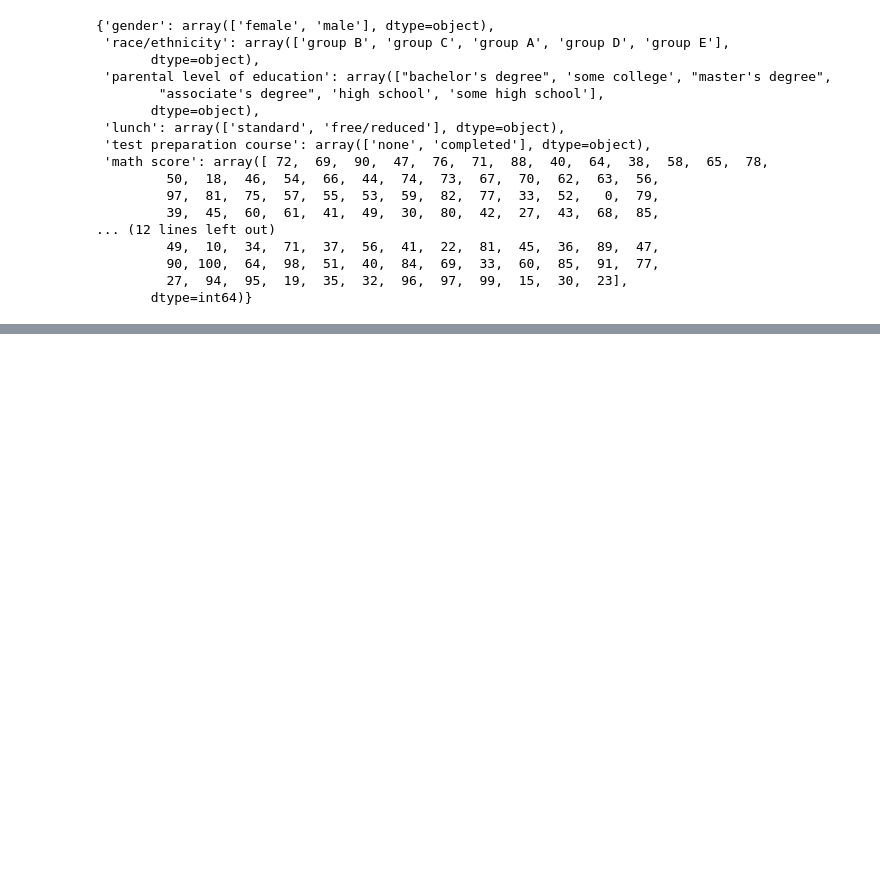
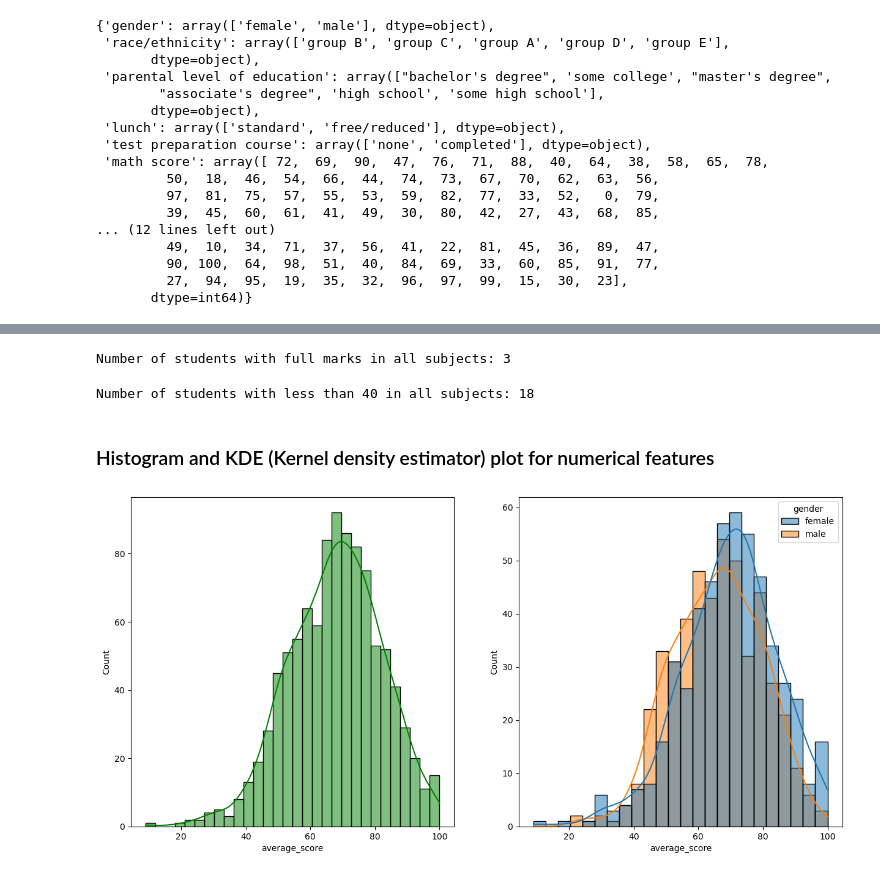
Before and after one commit to PiyushAgarwalcs/Data_Science_Project, a Jupyter notebook: notebook/1. EDA STUDENT PERFORMANCE.ipynb, the cells around one changed output, grey strips where cells are left out. Saved outputs shown, nothing was run; the diff lists cells and outputs as text; code cells hidden in the pictures; blank space fills up the shorter version.

```diff
--- a/notebook/1. EDA STUDENT PERFORMANCE.ipynb
+++ b/notebook/1. EDA STUDENT PERFORMANCE.ipynb
@@ -134,0 +138,4 @@ NameError: name 'features' is not defined
+# %%
+df['total_score'] = df['math score'] + df['reading score'] + df['writing score']
+df['average_score'] = df['total_score'] / 3
+df.head()
@@ -134,0 +149,12 @@ NameError: name 'features' is not defined
+# %%
+# No. of students with full marks in all subjects
+full_marks_students = df[(df['math score'] == 100) & (df['reading score'] == 100) & (df['writing score'] == 100)]
+print(f'Number of students with full marks in all subjects: {len(full_marks_students)}')
+# %% [output]
+Number of students with full marks in all subjects: 3
+# %%
+# No. of students with less than 40 in all subjects
+low_score_students = df[(df['math score'] < 40) & (df['reading score'] < 40) & (df['writing score'] < 40)]
+print(f'Number of students with less than 40 in all subjects: {len(low_score_students)}')
+# %% [output]
+Number of students with less than 40 in all subjects: 18
@@ -134,0 +163,11 @@ NameError: name 'features' is not defined
+# %% [markdown]
+### Histogram and KDE (Kernel density estimator) plot for numerical features
+# %%
+fig, axes = plt.subplots(1, 2, figsize=(15, 7))
+plt.subplot(121)
+sns.histplot(data=df, x='average_score', bins=30, kde=True, color='g')
+plt.subplot(122)
+sns.histplot(data=df, x='average_score', kde=True, hue='gender')
+plt.show()
+# %% [output]
+[figure, added]
```
Also changed, not shown: parts of 7 cells of this notebook, 8 other files.
